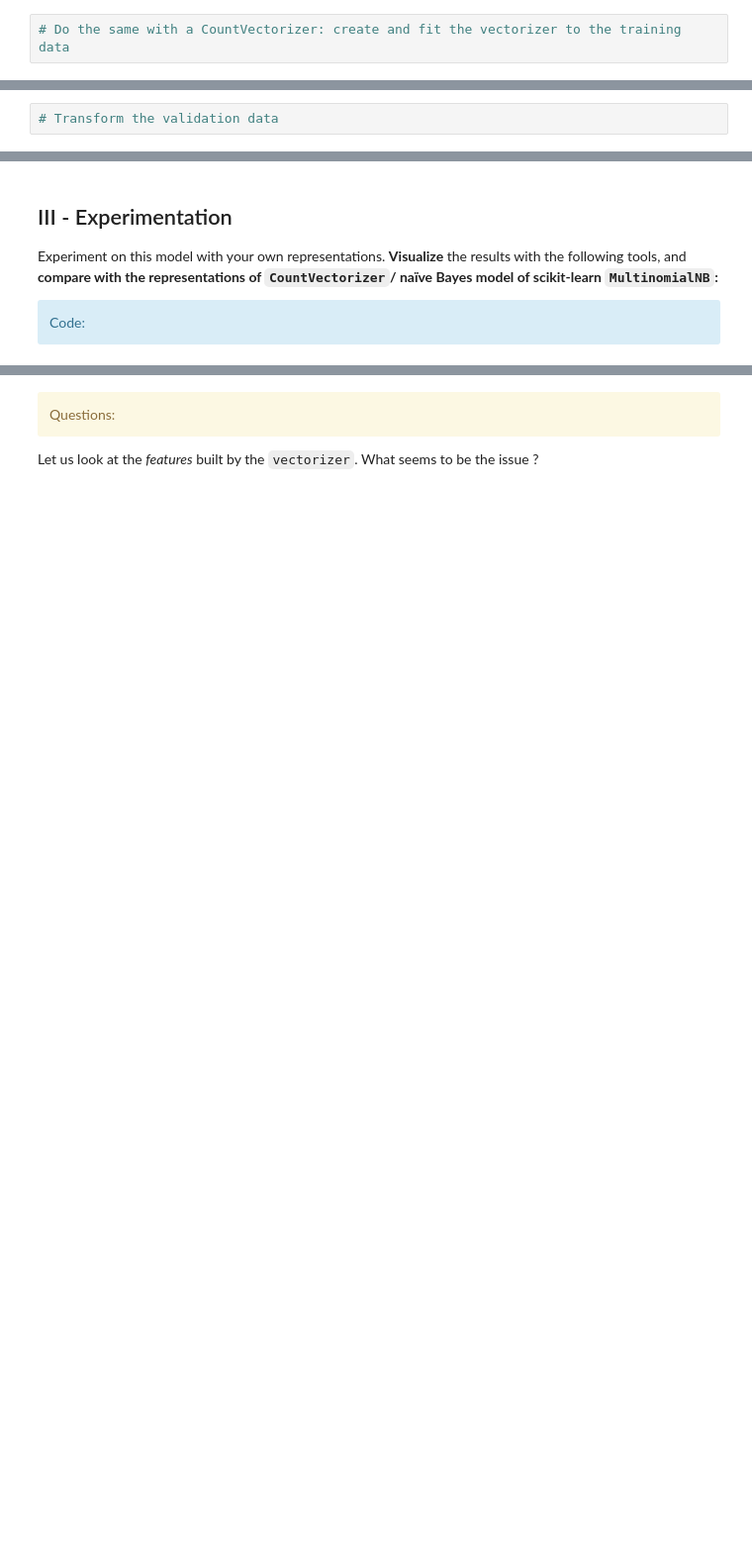
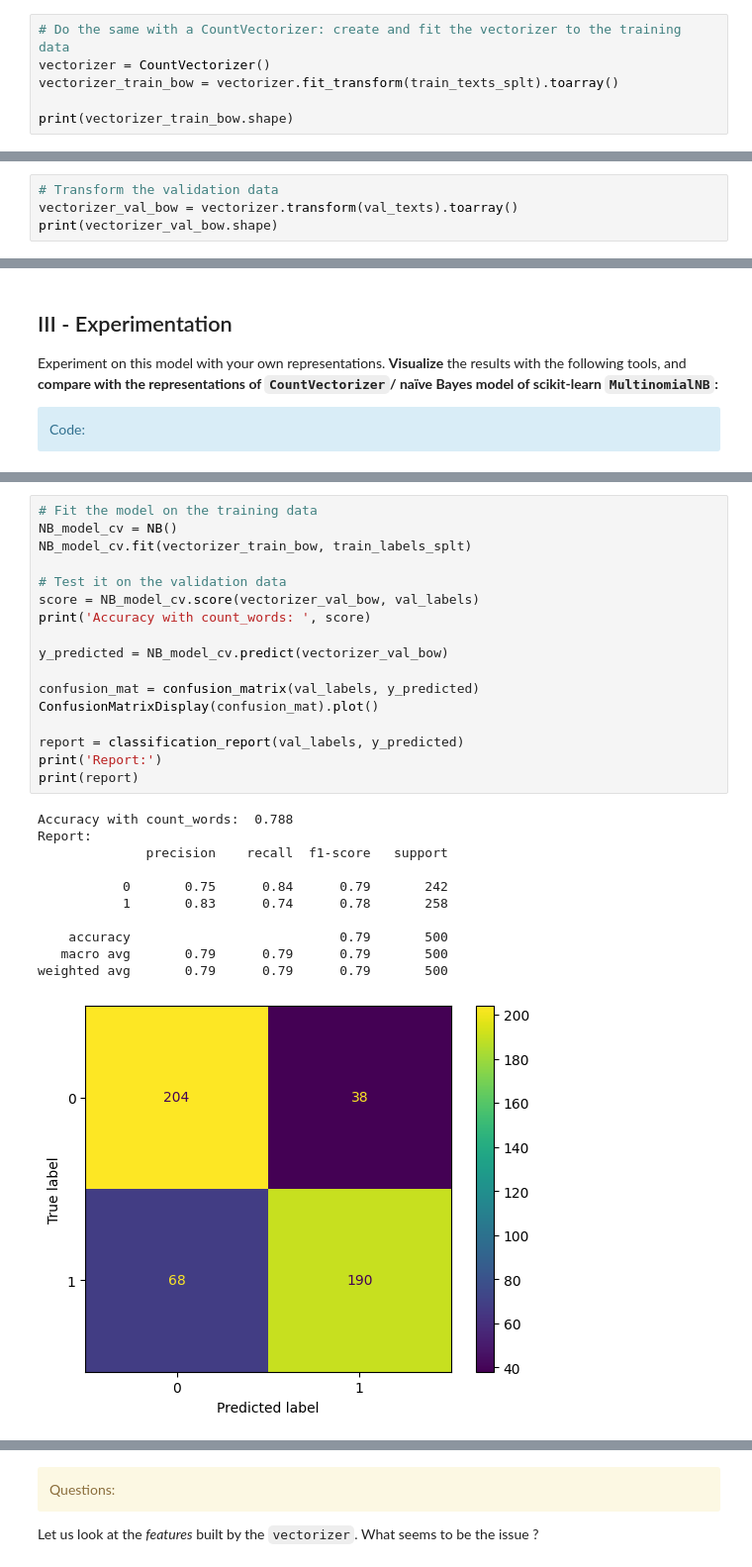
Before and after one commit to joaomelga/TP_Sentiment_Analysis_Hannas_Melga, a Jupyter notebook: movies_sentiment_tp.ipynb, the cells around one changed output, grey strips where cells are left out. Shown at 99% size. Cells and saved outputs as stored; diff of their text form; blank space fills up the shorter version.

```diff
--- a/movies_sentiment_tp.ipynb
+++ b/movies_sentiment_tp.ipynb
@@ -334,2 +344,6 @@ print(val_bow.shape)
 # %%
 # Do the same with a CountVectorizer: create and fit the vectorizer to the training data
+vectorizer = CountVectorizer()
+vectorizer_train_bow = vectorizer.fit_transform(train_texts_splt).toarray()
+
+print(vectorizer_train_bow.shape)
@@ -336,2 +352,4 @@ print(val_bow.shape)
 # %%
 # Transform the validation data
+vectorizer_val_bow = vectorizer.transform(val_texts).toarray()
+print(vectorizer_val_bow.shape)
@@ -449,0 +521,29 @@ from sklearn.metrics import confusion_matrix, ConfusionMatrixDisplay, classifica
+# %%
+# Fit the model on the training data
+NB_model_cv = NB()
+NB_model_cv.fit(vectorizer_train_bow, train_labels_splt)
+
+# Test it on the validation data
+score = NB_model_cv.score(vectorizer_val_bow, val_labels)
+print('Accuracy with count_words: ', score)
+
+y_predicted = NB_model_cv.predict(vectorizer_val_bow)
+
+confusion_mat = confusion_matrix(val_labels, y_predicted)
+ConfusionMatrixDisplay(confusion_mat).plot()
+
+report = classification_report(val_labels, y_predicted)
+print('Report:')
+print(report)
+# %% [output]
+Accuracy with count_words:  0.788
+Report:
+              precision    recall  f1-score   support
+
+           0       0.75      0.84      0.79       242
+           1       0.83      0.74      0.78       258
+
+    accuracy                           0.79       500
+   macro avg       0.79      0.79      0.79       500
+weighted avg       0.79      0.79      0.79       500
+[figure, added]
```
Also changed, not shown: parts of 23 cells of this notebook.
